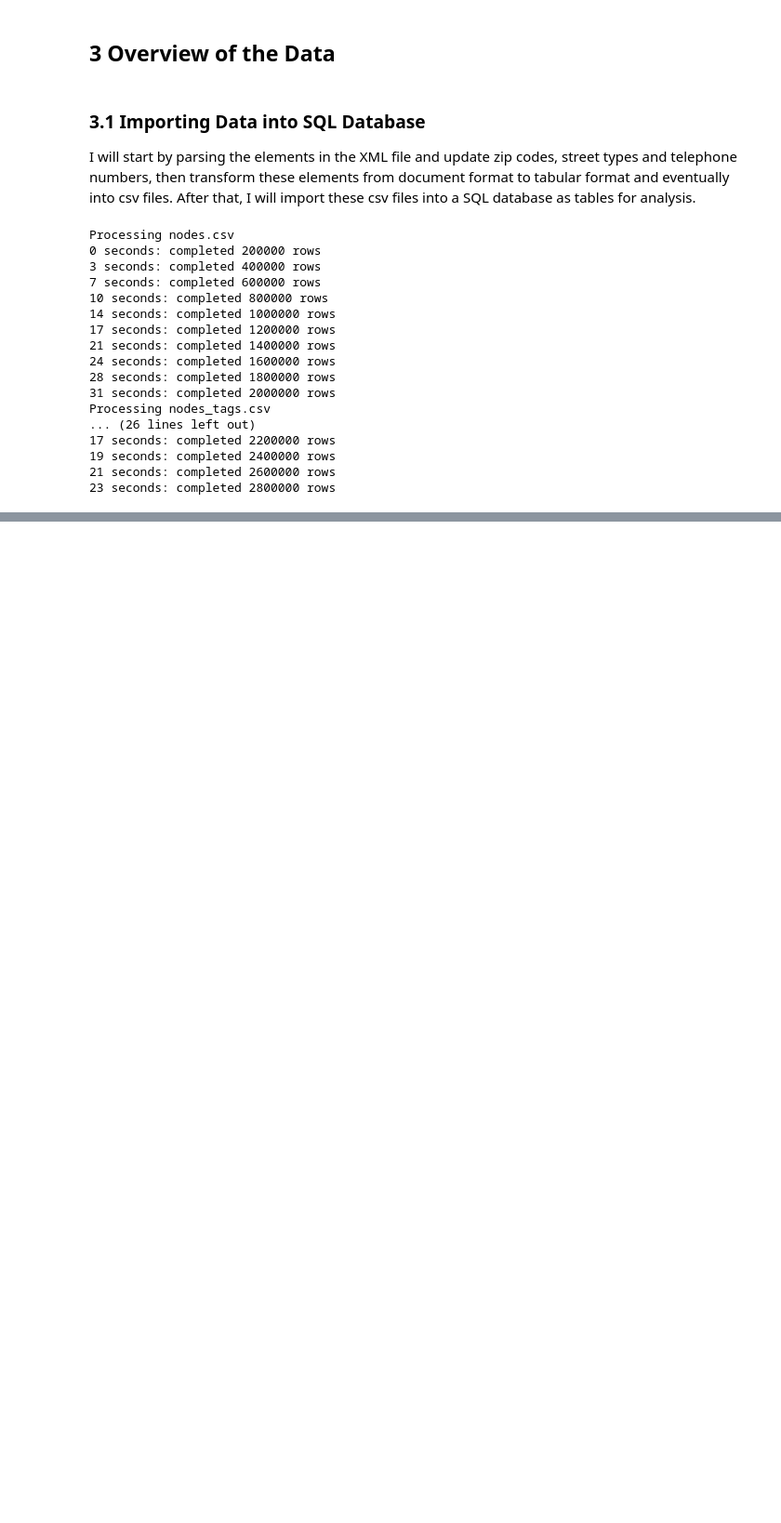
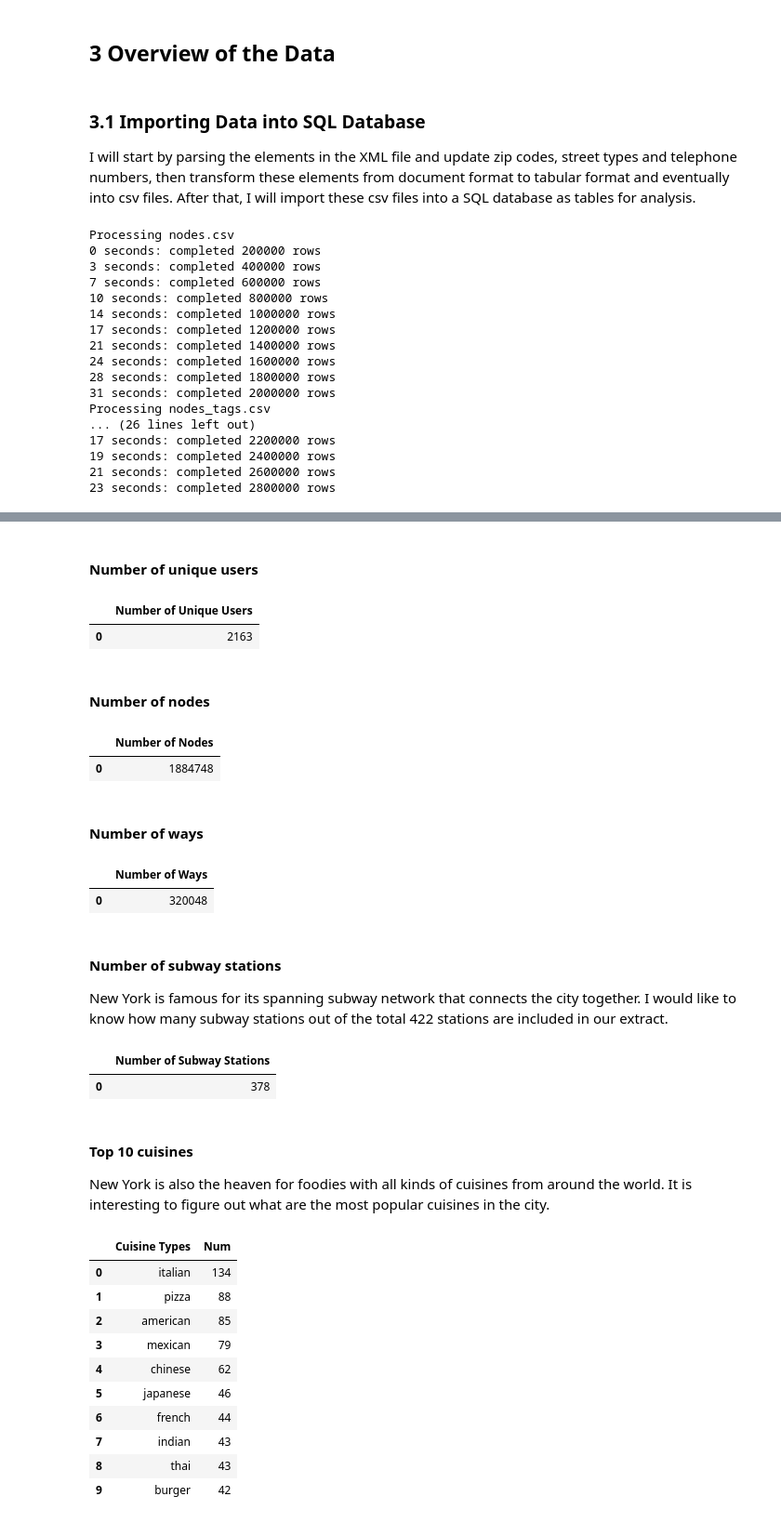
Before and after one commit to Zhenmao/udacity-dand-p3-wrangle-openstreetmap-data, a Jupyter notebook: udacity-dand-p3-wrangle-openstreetmap-data.ipynb, the cells around one changed output, grey strips where cells are left out. Shown at 93% size. Cells and saved outputs as stored; diff of their text form; code cells hidden in the pictures; blank space fills up the shorter version.

```diff
--- a/udacity-dand-p3-wrangle-openstreetmap-data.ipynb
+++ b/udacity-dand-p3-wrangle-openstreetmap-data.ipynb
@@ -575,0 +590,78 @@ Processing nodes_tags.csv
+# %% [markdown]
+#### Number of unique users
+# %%
+sql_query = '''
+SELECT COUNT(*) AS "Number of Unique Users" FROM
+(SELECT uid FROM nodes
+UNION
+SELECT uid FROM ways) nodes_ways_uids;
+'''
+df = pd.read_sql_query(sql_query, engine)
+df
+# %% [output]
+|  | Number of Unique Users |
+| 0 | 2163 |
+# %% [markdown]
+#### Number of nodes
+# %%
+sql_query = '''
+SELECT COUNT(*) AS "Number of Nodes" FROM nodes
+'''
+df = pd.read_sql_query(sql_query, engine)
+df
+# %% [output]
+|  | Number of Nodes |
+| 0 | 1884748 |
+# %% [markdown]
+#### Number of ways
+# %%
+sql_query = '''
+SELECT COUNT(*) AS "Number of Ways" FROM ways
+'''
+df = pd.read_sql_query(sql_query, engine)
+df
+# %% [output]
+|  | Number of Ways |
+| 0 | 320048 |
+# %% [markdown]
+#### Number of subway stations
+New York is famous for its spanning subway network that connects the city together. I would like to know how many subway stations out of the total 422 stations are included in our extract.
+# %%
+sql_query = '''
+SELECT COUNT(*) AS "Number of Subway Stations"
+FROM nodes_tags
+WHERE value="New York City Subway";
+'''
+df = pd.read_sql_query(sql_query, engine)
+df
+# %% [output]
+|  | Number of Subway Stations |
+| 0 | 378 |
+# %% [markdown]
+#### Top 10 cuisines
+New York is also the heaven for foodies with all kinds of cuisines from around the world. It is interesting to figure out what are the most popular cuisines in the city.
+# %%
+sql_query = '''
+SELECT value AS "Cuisine Types", COUNT(*) AS Num
+FROM nodes_tags
+JOIN (SELECT DISTINCT id FROM nodes_tags WHERE value="restaurant") nodes_ids
+ON nodes_tags.id=nodes_ids.id
+WHERE key="cuisine"
+GROUP BY value
+ORDER BY COUNT(*) DESC
+LIMIT 10;
+'''
+df = pd.read_sql_query(sql_query, engine)
+df
+# %% [output]
+|  | Cuisine Types | Num |
+| 0 | italian | 134 |
+| 1 | pizza | 88 |
+| 2 | american | 85 |
+| 3 | mexican | 79 |
+| 4 | chinese | 62 |
+| 5 | japanese | 46 |
+| 6 | french | 44 |
+| 7 | indian | 43 |
+| 8 | thai | 43 |
+| 9 | burger | 42 |
```
Also changed, not shown: parts of 4 cells of this notebook.
